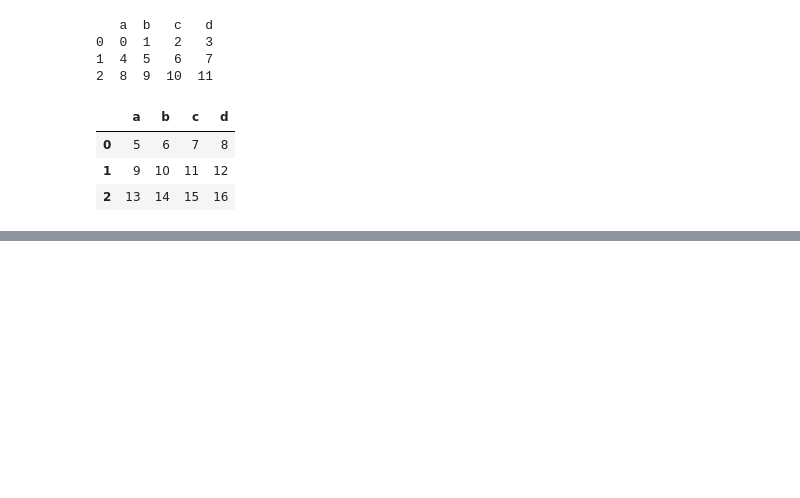
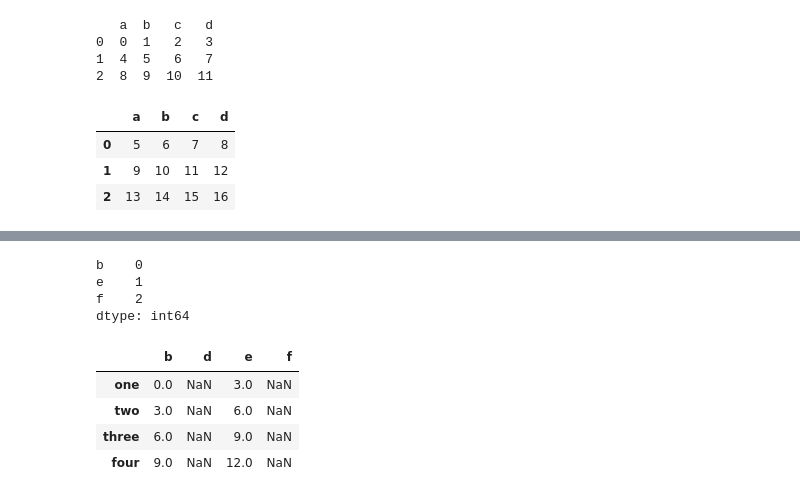
Before and after one commit to Siukhan/CodingByIrfan, a Jupyter notebook: day_13/pandas_essential.ipynb, the cells around one changed output, grey strips where cells are left out. Cells and saved outputs as stored; diff of their text form; code cells hidden in the pictures; blank space fills up the shorter version.

```diff
--- a/day_13/pandas_essential.ipynb
+++ b/day_13/pandas_essential.ipynb
@@ -496,0 +502,5 @@ df4.radd(5)
+# %%
+df6 = pd.DataFrame(np.arange(12).reshape((4, 3)),
+                   columns=list('bde'),
+                   index = ['one', 'two', 'three', 'four'])
+df6
@@ -496,0 +551,16 @@ df4.radd(5)
+# %%
+s3 = pd.Series(range(3), index=['b', 'e', 'f'])
+s3
+# %% [output]
+b    0
+e    1
+f    2
+dtype: int64
+# %%
+df6 + s3
+# %% [output]
+|  | b | d | e | f |
+| one | 0.0 | NaN | 3.0 | NaN |
+| two | 3.0 | NaN | 6.0 | NaN |
+| three | 6.0 | NaN | 9.0 | NaN |
+| four | 9.0 | NaN | 12.0 | NaN |
```
Also changed, not shown: parts of 10 cells of this notebook.
